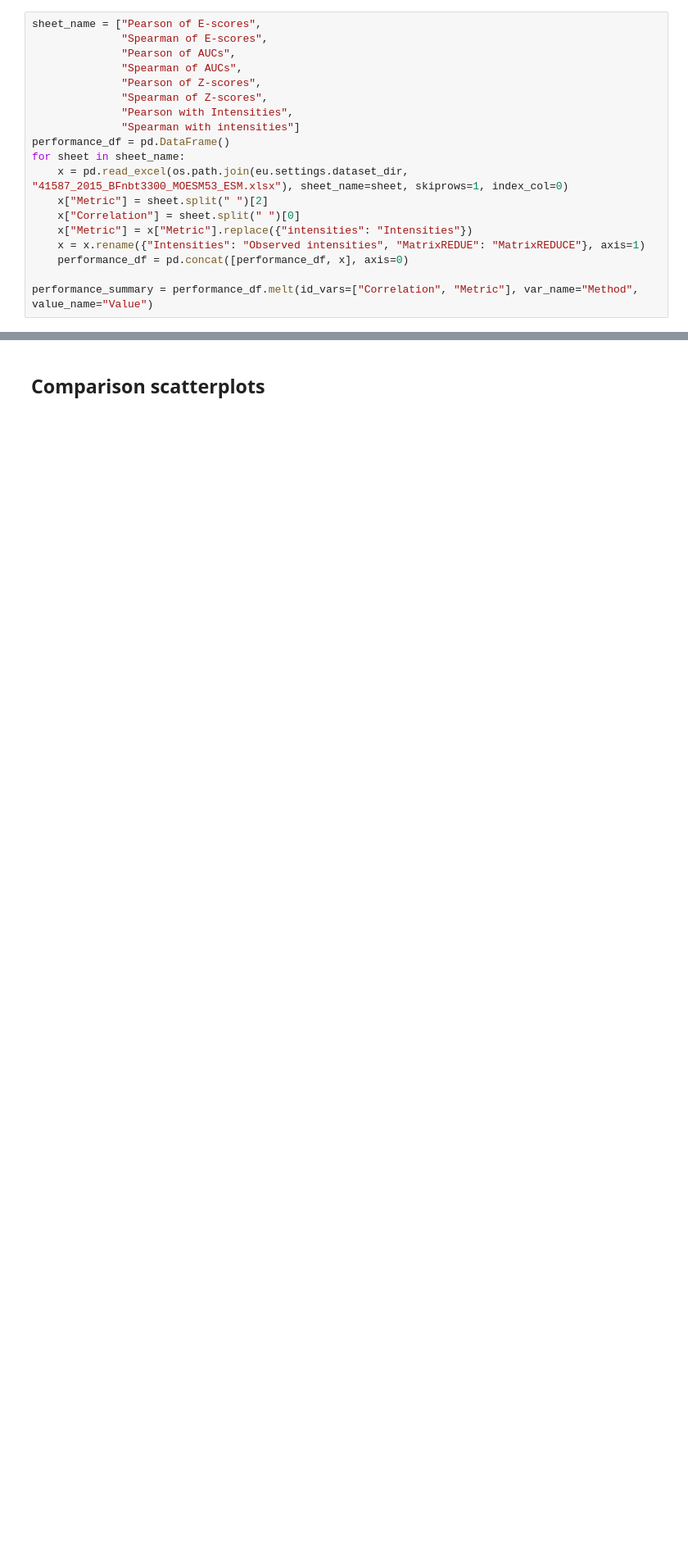
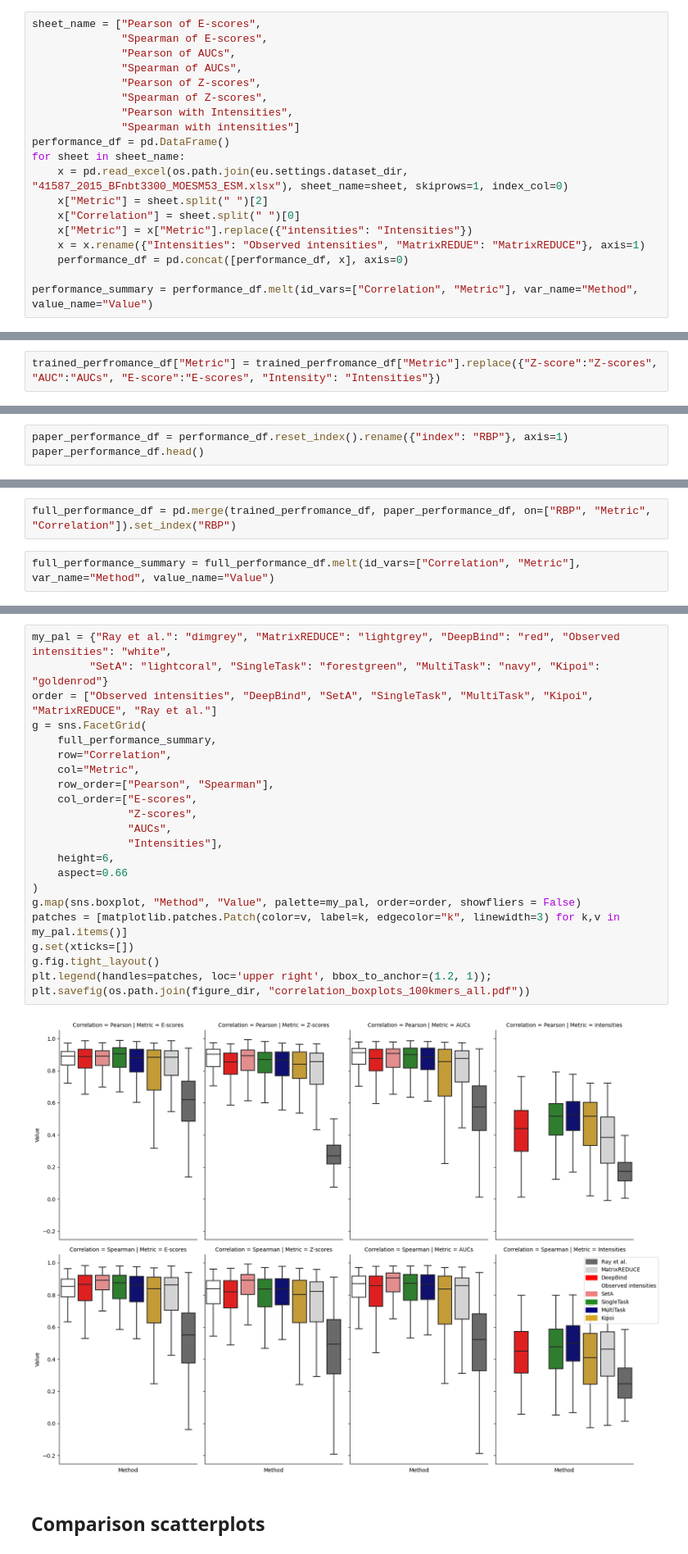
Before and after one commit to ML4GLand/EUGENe_paper, a Jupyter notebook: notebooks/ray13/ray13_benchmarking.ipynb, the cells around one changed output, grey strips where cells are left out. Shown at 82% size. Cells and saved outputs as stored; diff of their text form; blank space fills up the shorter version.

```diff
--- a/notebooks/ray13/ray13_benchmarking.ipynb
+++ b/notebooks/ray13/ray13_benchmarking.ipynb
@@ -209,0 +96,2 @@ plt.savefig(os.path.join(figure_dir, "correlation_boxplots.pdf"))
+# %%
+trained_perfromance_df["Metric"] = trained_perfromance_df["Metric"].replace({"Z-score":"Z-scores", "AUC":"AUCs", "E-score":"E-scores", "Intensity": "Intensities"})
@@ -209,0 +107,3 @@ plt.savefig(os.path.join(figure_dir, "correlation_boxplots.pdf"))
+# %%
+paper_performance_df = performance_df.reset_index().rename({"index": "RBP"}, axis=1)
+paper_performance_df.head()
@@ -209,0 +121,4 @@ plt.savefig(os.path.join(figure_dir, "correlation_boxplots.pdf"))
+# %%
+full_performance_df = pd.merge(trained_perfromance_df, paper_performance_df, on=["RBP", "Metric", "Correlation"]).set_index("RBP")
+# %%
+full_performance_summary = full_performance_df.melt(id_vars=["Correlation", "Metric"], var_name="Method", value_name="Value")
@@ -210,2 +143,26 @@ plt.savefig(os.path.join(figure_dir, "correlation_boxplots.pdf"))
+# %%
+my_pal = {"Ray et al.": "dimgrey", "MatrixREDUCE": "lightgrey", "DeepBind": "red", "Observed intensities": "white",
+         "SetA": "lightcoral", "SingleTask": "forestgreen", "MultiTask": "navy", "Kipoi": "goldenrod"}
+order = ["Observed intensities", "DeepBind", "SetA", "SingleTask", "MultiTask", "Kipoi", "MatrixREDUCE", "Ray et al."]
+g = sns.FacetGrid(
+    full_performance_summary,
+    row="Correlation",
+    col="Metric",
+    row_order=["Pearson", "Spearman"],
+    col_order=["E-scores",
+               "Z-scores",
+               "AUCs",
+               "Intensities"],
+    height=6,
+    aspect=0.66
+)
+g.map(sns.boxplot, "Method", "Value", palette=my_pal, order=order, showfliers = False)
+patches = [matplotlib.patches.Patch(color=v, label=k, edgecolor="k", linewidth=3) for k,v in my_pal.items()]
+g.set(xticks=[])
+g.fig.tight_layout()
+plt.legend(handles=patches, loc='upper right', bbox_to_anchor=(1.2, 1));
+plt.savefig(os.path.join(figure_dir, "correlation_boxplots_100kmers_all.pdf"))
+# %% [output]
+[figure, added]
 # %% [markdown]
 ## Comparison scatterplots
```
Also changed, not shown: parts of 38 cells of this notebook, 48 other files.
